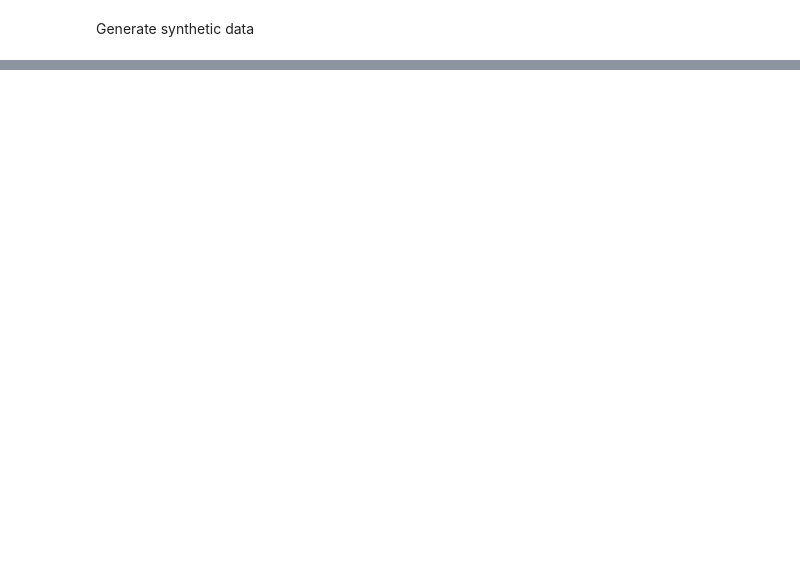
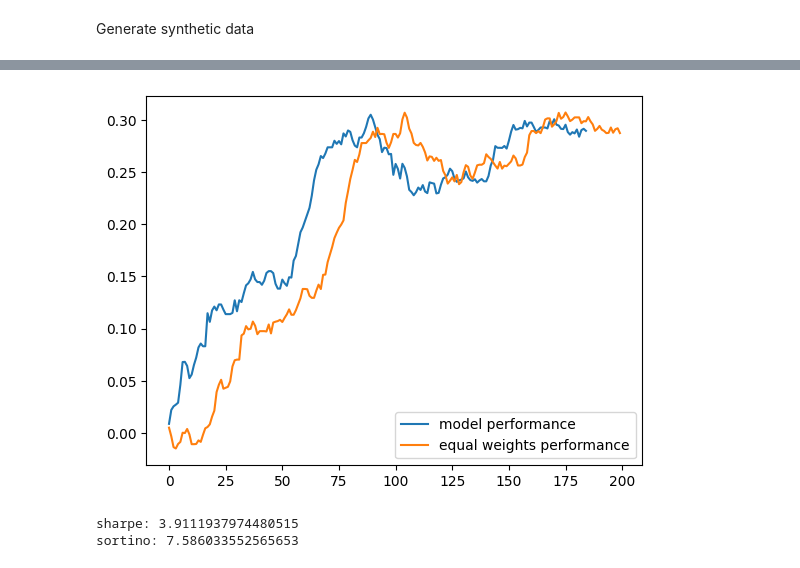
Before and after one commit to tobiasocula/Q-Learning-Implementations, a Jupyter notebook: DeepQLearning/simple_dqn.ipynb, the cells around one changed output, grey strips where cells are left out. Cells and saved outputs as stored; diff of their text form; code cells hidden in the pictures; blank space fills up the shorter version.

```diff
--- a/DeepQLearning/simple_dqn.ipynb
+++ b/DeepQLearning/simple_dqn.ipynb
@@ -253,0 +279,16 @@ NameError: name 'np' is not defined
+# %%
+returns_test = total_returns[T:]
+
+deployer = ModelDeployer(
+    modelpath=Path.cwd() / "producedModels" / "simpleModels" / "simpleModel.keras",
+    data=returns_test,
+    action_space=A
+)
+
+result = deployer.run()
+print('len result:', len(result))
+_, _, _, sharpe, sortino, _ = result
+deployer.plot()
+print('sharpe:', sharpe)
+print('sortino:', sortino)
+# %% [output]
@@ -253,0 +312,3 @@ NameError: name 'np' is not defined
+[figure, added]
+sharpe: 3.9111937974480515
+sortino: 7.586033552565653
```
Also changed, not shown: parts of 10 cells of this notebook, 25 other files.
